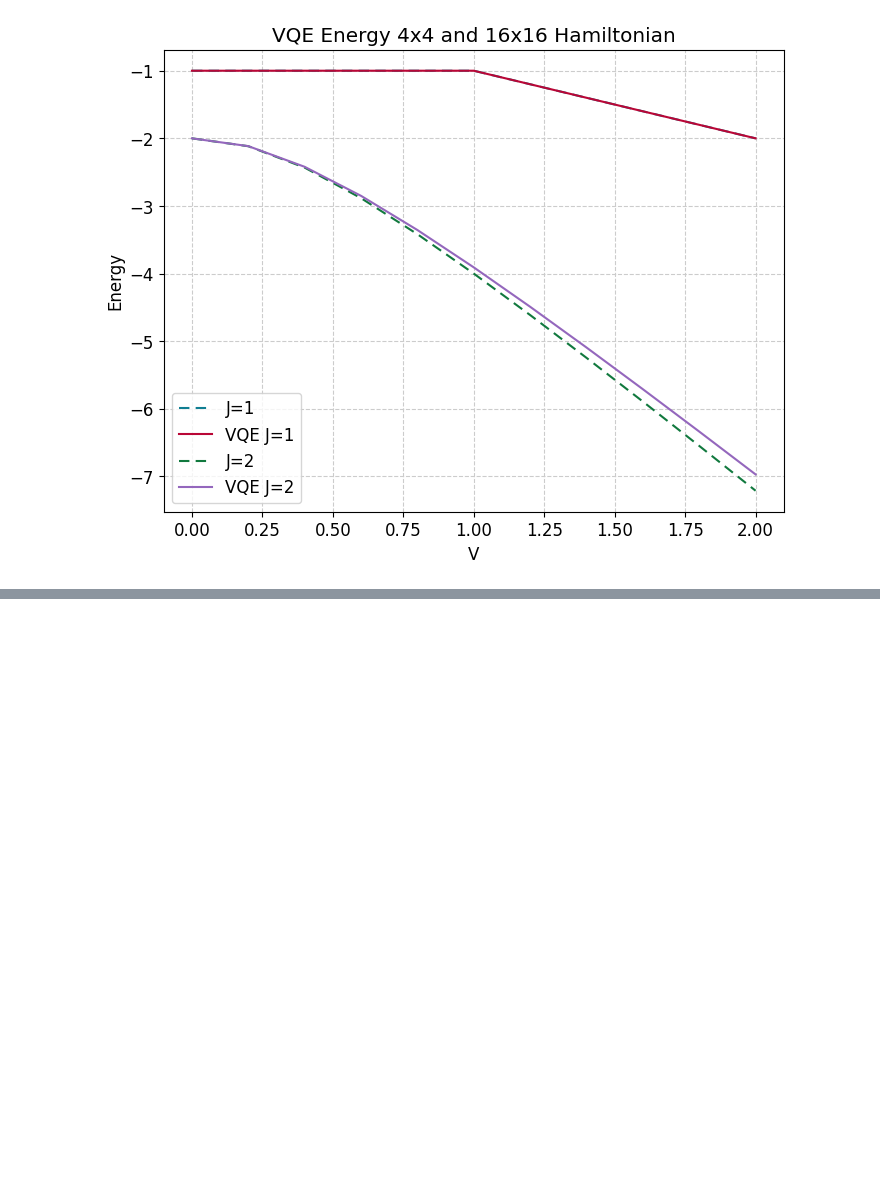
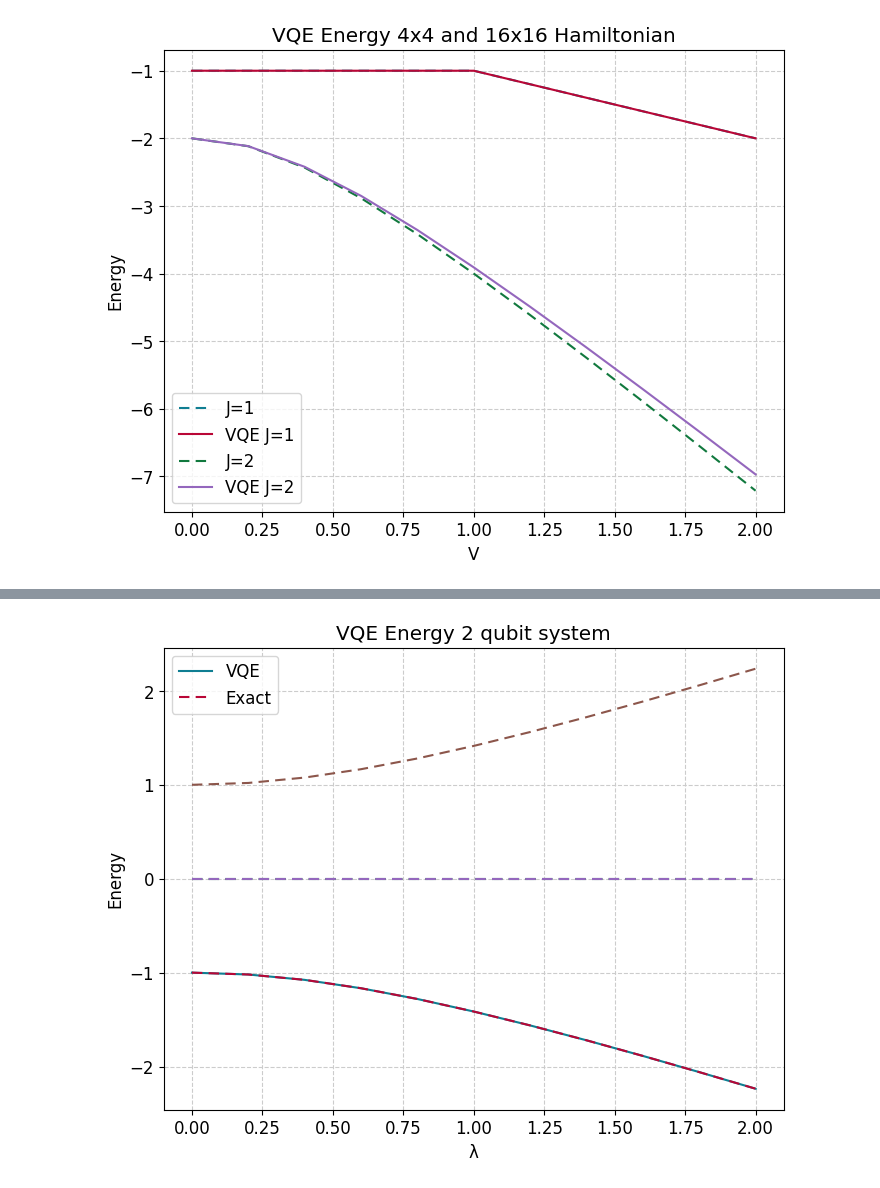
Before and after one commit to hishemok/FYS5419, a Jupyter notebook: Project_1/Project1.ipynb, the cells around one changed output, grey strips where cells are left out. Saved outputs shown, nothing was run; the diff lists cells and outputs as text; code cells hidden in the pictures; blank space fills up the shorter version.

```diff
--- a/Project_1/Project1.ipynb
+++ b/Project_1/Project1.ipynb
@@ -890,0 +923,52 @@ plt.show()
+# %%
+def pauli_ansatz_j1(params: np.array) -> np.array:
+    """
+    Returns the state by the ansatz circuit
+    Suited for J=1 4x4 Hamiltonian
+    """
+    theta0, theta1, theta2, theta3 = params
+    state = q00
+    # Apply rotations and CNOT gates
+    state = np.kron(R_y(theta0), R_y(theta1)) @ state
+    state = CNOT @ state
+    state = np.kron(R_x(theta2), R_x(theta3)) @ state
+    state = CNOT @ state
+    return state
+
+def exp_val_j1_pauli(params: np.array, V: float, eps: float) -> float:
+    """
+    Returns the expectation value for a given set of parameters and V, epsilon
+    """
+    psi = pauli_ansatz_j1(params)
+    return np.real(psi.conj().T @ Hamiltonian_Pauli(eps,V) @ psi)
+
+def cost_function (params: np.array, V: float, eps: float) -> float:
+    return exp_val_j1_pauli(params,V,eps)
+
+Vvals = np.linspace(0,2,11)
+
+pauli_j1_VQE = np.zeros(len(Vvals))
+
+
+eta = 0.1
+
+Niterations = 1000
+pi_2 = np.pi/2
+for i,v in enumerate(Vvals):
+    params = np.random.rand(4)*np.pi
+
+    results = minimize(cost_function,params,args=(v,1.0),method='BFGS',tol=1e-8)
+    pauli_j1_VQE[i] = results.fun
+
+
+
+
+plt.plot(Vvals, pauli_j1_VQE)
+plt.plot(Vvals,eigenvalues,linestyle = (0,(5,3)))
+plt.legend(["VQE","Exact"])
+plt.xlabel("λ")
+plt.ylabel("Energy")
+plt.title("VQE Energy 2 qubit system")
+plt.show()
+# %% [output]
+[figure, added]
```
Also changed, not shown: parts of 9 cells of this notebook, 8 other files.
